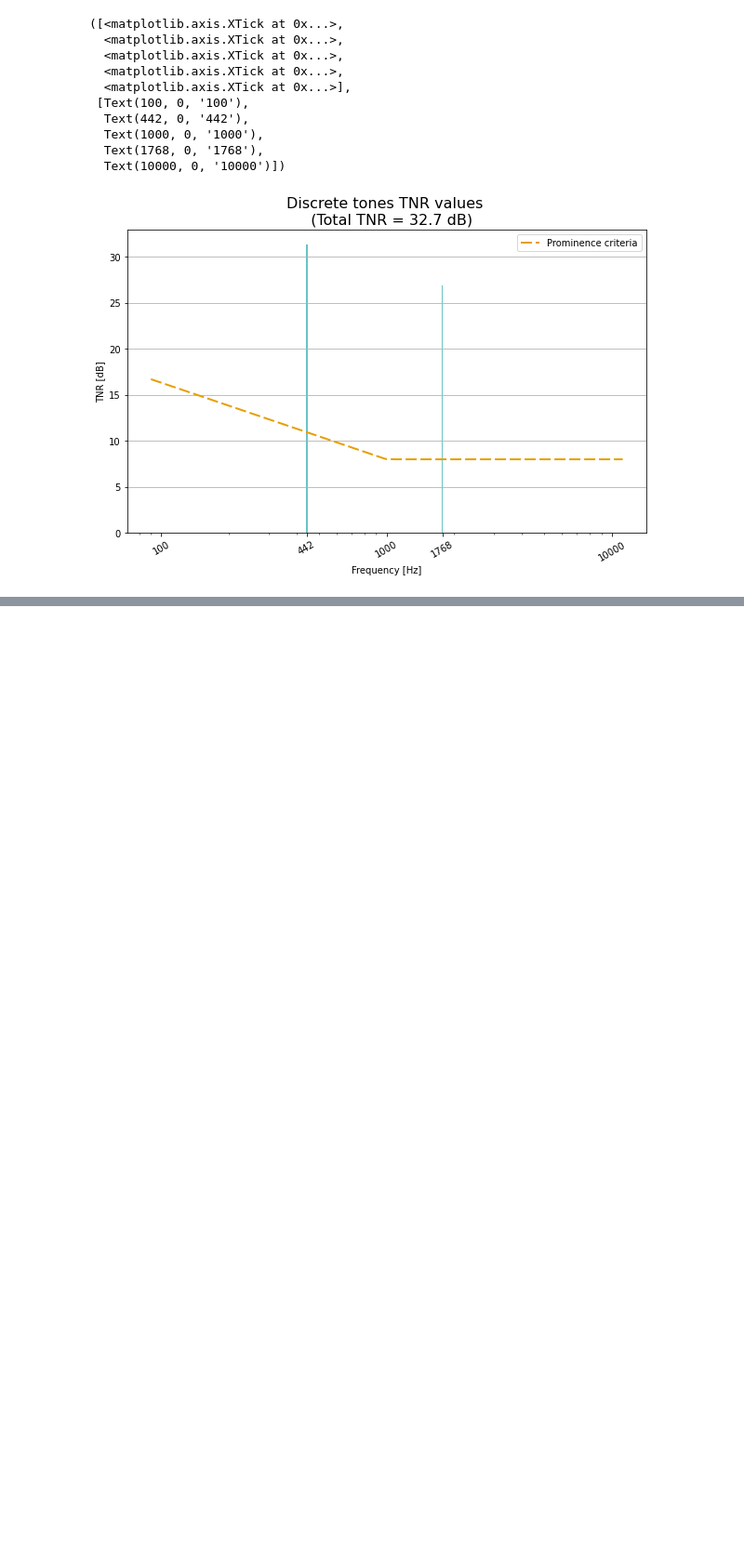
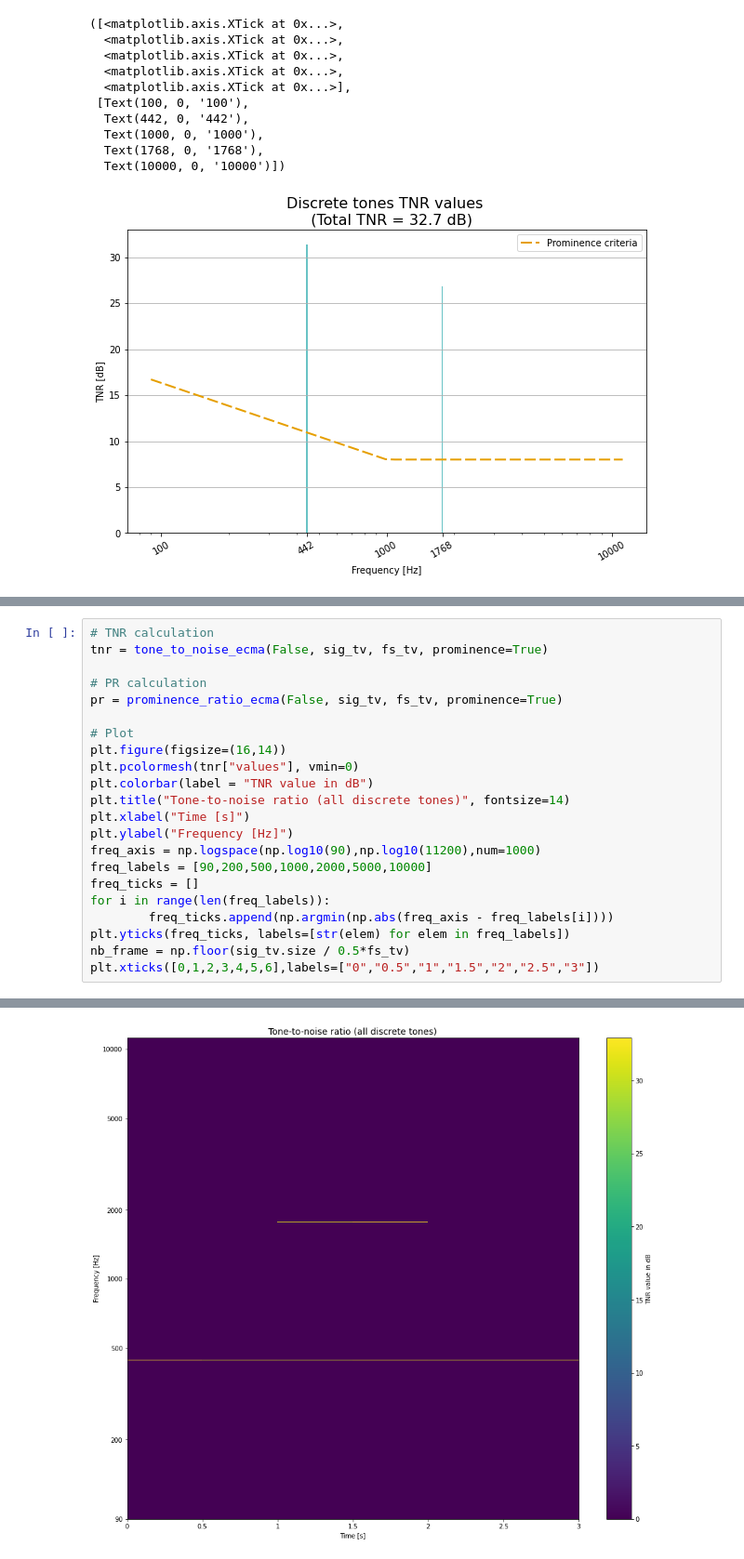
Before and after one commit to Eomys/MoSQITo, a Jupyter notebook: tutorials/tuto_TNR_PR.ipynb, the cells around one changed output, grey strips where cells are left out. Shown at 93% size. Drawn from its saved outputs; the diff is of its cells as text; blank space fills up the shorter version.

```diff
--- a/tutorials/tuto_TNR_PR.ipynb
+++ b/tutorials/tuto_TNR_PR.ipynb
@@ -253,0 +154,23 @@ plt.xticks(xticks_pos, labels=xticks_label, rotation = 30)
+# %%
+# TNR calculation
+tnr = tone_to_noise_ecma(False, sig_tv, fs_tv, prominence=True)
+
+# PR calculation
+pr = prominence_ratio_ecma(False, sig_tv, fs_tv, prominence=True)
+
+# Plot
+plt.figure(figsize=(16,14))
+plt.pcolormesh(tnr["values"], vmin=0)
+plt.colorbar(label = "TNR value in dB")
+plt.title("Tone-to-noise ratio (all discrete tones)", fontsize=14)
+plt.xlabel("Time [s]")
+plt.ylabel("Frequency [Hz]")
+freq_axis = np.logspace(np.log10(90),np.log10(11200),num=1000)
+freq_labels = [90,200,500,1000,2000,5000,10000]
+freq_ticks = []
+for i in range(len(freq_labels)):
+        freq_ticks.append(np.argmin(np.abs(freq_axis - freq_labels[i])))
+plt.yticks(freq_ticks, labels=[str(elem) for elem in freq_labels])
+nb_frame = np.floor(sig_tv.size / 0.5*fs_tv)
+plt.xticks([0,1,2,3,4,5,6],labels=["0","0.5","1","1.5","2","2.5","3"])
+# %% [output]
@@ -253,0 +191 @@ plt.xticks(xticks_pos, labels=xticks_label, rotation = 30)
+[figure, added]
```
Also changed, not shown: parts of 29 cells of this notebook.
